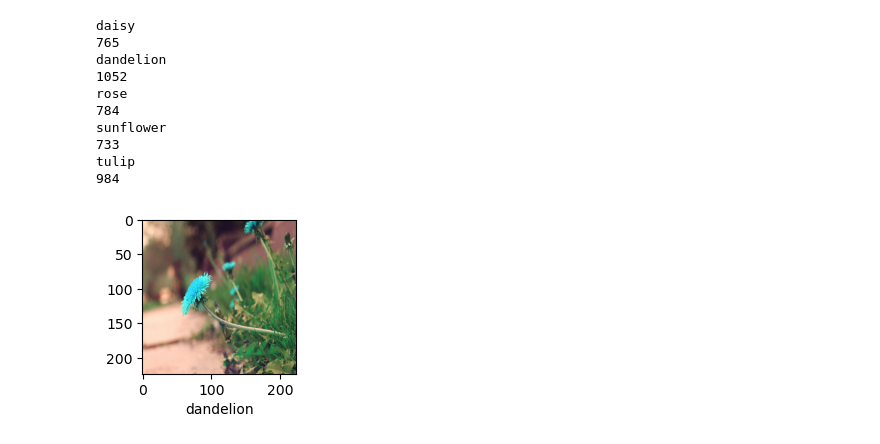
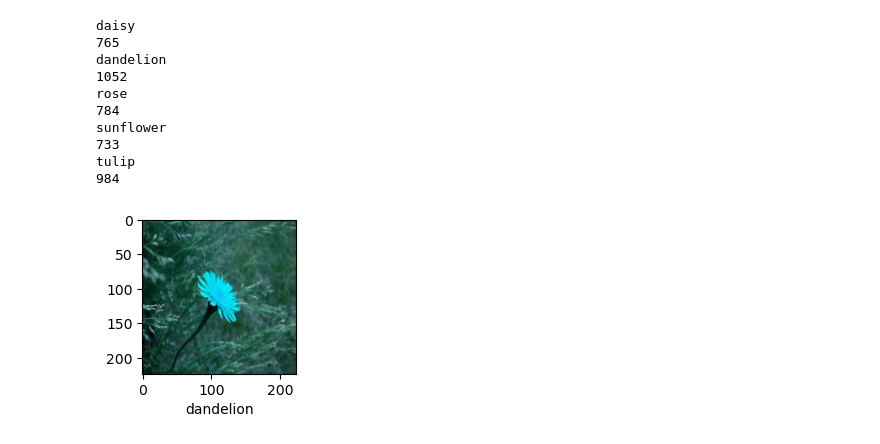
Before and after one commit to Roselinstanley/Deep-Learning, a Jupyter notebook: flowerdetection.ipynb, the cells around one changed output. Drawn from its saved outputs; the diff is of its cells as text; code cells hidden in the pictures.

```diff
--- a/flowerdetection.ipynb
+++ b/flowerdetection.ipynb
@@ -106,9 +106,9 @@ def plot_img(x,y,index):
     plt.imshow((x[index]/255.0))
     plt.xlabel(classes[y[index]])
 # %%
-plot_img(x_train,y_train,9)
+plot_img(x_train,y_train,20)
 # %% [output]
-[figure, old version]
+[figure, new version]
 # %%
 x_train = np.array(x_train, dtype='float')
 x_test = np.array(x_test, dtype='float')
```
Also changed, not shown: parts of 5 cells of this notebook.
